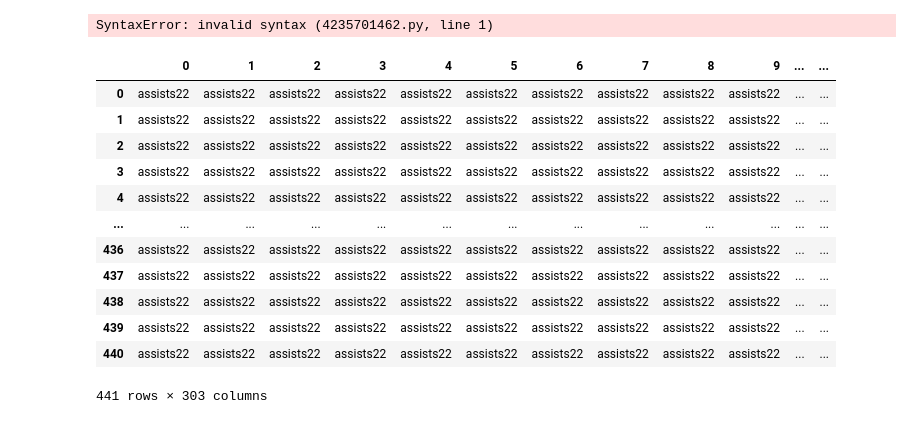
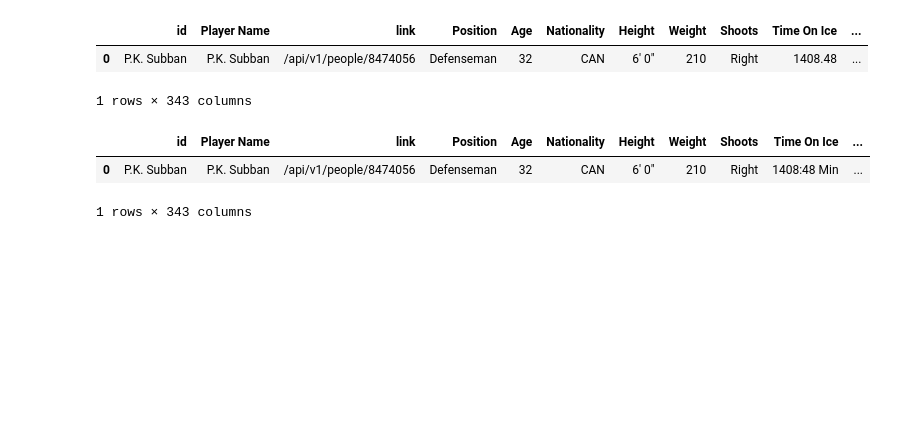
Before and after one commit to kyledufrane/NHL-Salary-Predictions, a Jupyter notebook: dash/plotly_dash.ipynb, the cells around one changed output. Saved outputs shown, nothing was run; the diff lists cells and outputs as text; code cells hidden in the pictures; blank space fills up the shorter version.

Commit message:
updating dash

```diff
--- a/dash/plotly_dash.ipynb
+++ b/dash/plotly_dash.ipynb
@@ -530,0 +5,12 @@ fig.show()
+# %%
+import pandas as pd
+
+df = pd.read_csv('/home/kyle/Desktop/NHL-Salary-Predictions/data/final_cleaned_player_data_dash.csv')
+# %%
+single_player = df[df['Player Name'].str.contains('P.K.')]
+# %%
+single_player
+# %% [output]
+|  | id | Player Name | link | Position | Age | Nationality | Height | Weight | Shoots | Time On Ice | ... |
+| 0 | P.K. Subban | P.K. Subban | /api/v1/people/8474056 | Defenseman | 32 | CAN | 6' 0" | 210 | Right | 1408.48 | ... |
+1 rows × 343 columns
@@ -531,22 +21,8 @@ fig.show()
+# %%
+single_player
+# %% [output]
+|  | id | Player Name | link | Position | Age | Nationality | Height | Weight | Shoots | Time On Ice | ... |
+| 0 | P.K. Subban | P.K. Subban | /api/v1/people/8474056 | Defenseman | 32 | CAN | 6' 0" | 210 | Right | 1408:48 Min | ... |
+1 rows × 343 columns
 # %%
 import numpy as np
-# %%
-x = [{'id': 'fullName', 'name': 'Player Name'}, {'id': 'Salary_2021-22', 'name': 'Salary', 'type': 'numeric', 'format': <dash.dash_table.Format.Format object at 0x7f678b4d2af0>}, {'id': 'Salary_Rank', 'name': 'Salary Rank', 'type': 'numeric'}, {'id': 'overall_rank', 'name': 'Player Rank', 'type': 'numeric'}, {'id': 'name', 'name': 'Position'}, {'id': 'assists22', 'name': 'Total Assists', 'type': 'numeric'}, {'id': 'goals22', 'name': 'Total Goals', 'type': 'numeric'}, {'id': 'shots22', 'name': 'Total Shots', 'type': 'numeric'}, {'id': 'faceOffPct22', 'name': 'Face Off Percentage', 'type': 'numeric', 'format': <dash.dash_table.Format.Format object at 0x7f6797ffff70>}, {'id': 'shotPct22', 'name': 'Shot Percentage', 'type': 'numeric', 'format': <dash.dash_table.Format.Format object at 0x7f677dc48af0>}, {'id': 'gameWinningGoals22', 'name': 'Game Winning Goals', 'type': 'numeric'}, {'id': 'overTimeGoals22', 'name': 'Over Time Goals', 'type': 'numeric'}, {'id': 'points22', 'name': 'Points', 'type': 'numeric'}, {'id': 'plusMinus22', 'name': 'Plus Minus', 'type': 'numeric'}]
-# %% [output]
-SyntaxError: invalid syntax (4235701462.py, line 1)
-# %%
-x
-# %% [output]
-|  | 0 | 1 | 2 | 3 | 4 | 5 | 6 | 7 | 8 | 9 | ... | ... |
-| 0 | assists22 | assists22 | assists22 | assists22 | assists22 | assists22 | assists22 | assists22 | assists22 | assists22 | ... | ... |
-| 1 | assists22 | assists22 | assists22 | assists22 | assists22 | assists22 | assists22 | assists22 | assists22 | assists22 | ... | ... |
-| 2 | assists22 | assists22 | assists22 | assists22 | assists22 | assists22 | assists22 | assists22 | assists22 | assists22 | ... | ... |
-| 3 | assists22 | assists22 | assists22 | assists22 | assists22 | assists22 | assists22 | assists22 | assists22 | assists22 | ... | ... |
-| 4 | assists22 | assists22 | assists22 | assists22 | assists22 | assists22 | assists22 | assists22 | assists22 | assists22 | ... | ... |
-| ... | ... | ... | ... | ... | ... | ... | ... | ... | ... | ... | ... | ... |
-| 436 | assists22 | assists22 | assists22 | assists22 | assists22 | assists22 | assists22 | assists22 | assists22 | assists22 | ... | ... |
-| 437 | assists22 | assists22 | assists22 | assists22 | assists22 | assists22 | assists22 | assists22 | assists22 | assists22 | ... | ... |
-| 438 | assists22 | assists22 | assists22 | assists22 | assists22 | assists22 | assists22 | assists22 | assists22 | assists22 | ... | ... |
-| 439 | assists22 | assists22 | assists22 | assists22 | assists22 | assists22 | assists22 | assists22 | assists22 | assists22 | ... | ... |
-| 440 | assists22 | assists22 | assists22 | assists22 | assists22 | assists22 | assists22 | assists22 | assists22 | assists22 | ... | ... |
-441 rows × 303 columns
```
Also changed, not shown: parts of 52 cells of this notebook, 6 other files.
